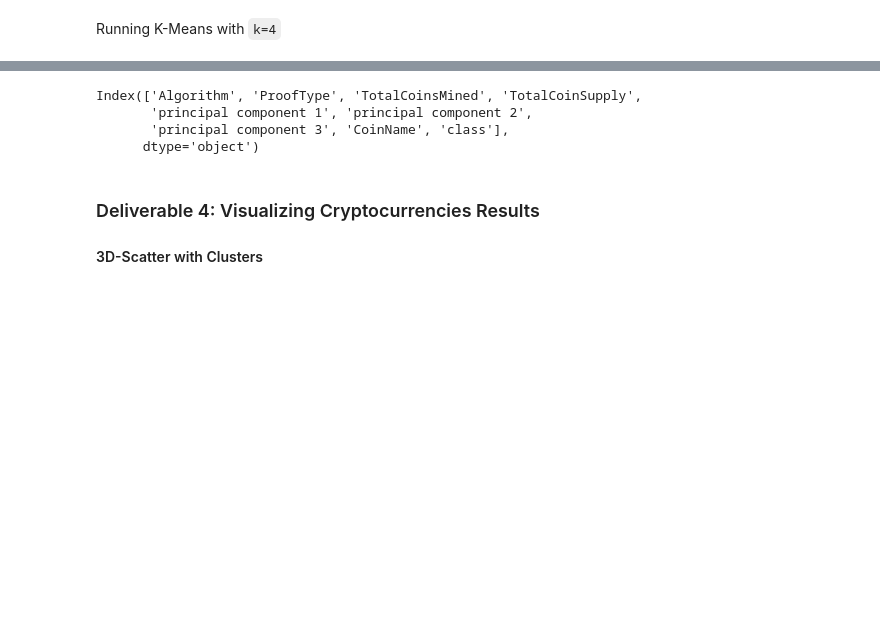
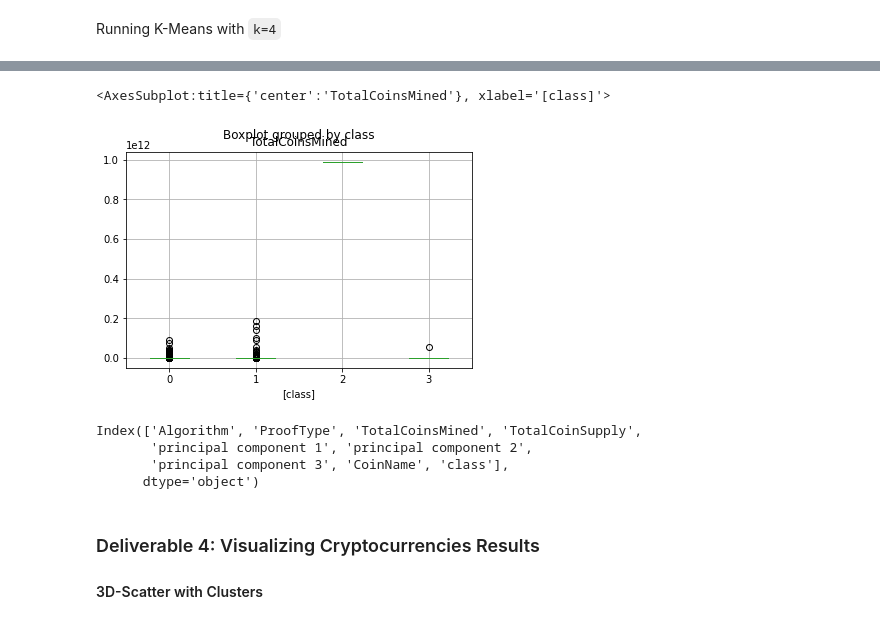
Before and after one commit to goatgirl86/18_UnSup_Machine-Learning_Cryptocurrencies, a Jupyter notebook: Challenge/crypto_clustering.ipynb, the cells around one changed output, grey strips where cells are left out. Drawn from its saved outputs; the diff is of its cells as text; code cells hidden in the pictures; blank space fills up the shorter version.

Commit message:
update with boxplot

```diff
--- a/Challenge/crypto_clustering.ipynb
+++ b/Challenge/crypto_clustering.ipynb
@@ -291,3 +291,9 @@ clustered_df.head(10)
+# %%
+ #Plot boxplots of the official time distributions by cluster
+clustered_df.boxplot(['TotalCoinsMined'], by=['class'])
+# %% [output]
+<AxesSubplot:title={'center':'TotalCoinsMined'}, xlabel='[class]'>
+[figure, added]
 # %%
 clustered_df.columns
 # %% [output]
```
Also changed, not shown: parts of 3 cells of this notebook.
